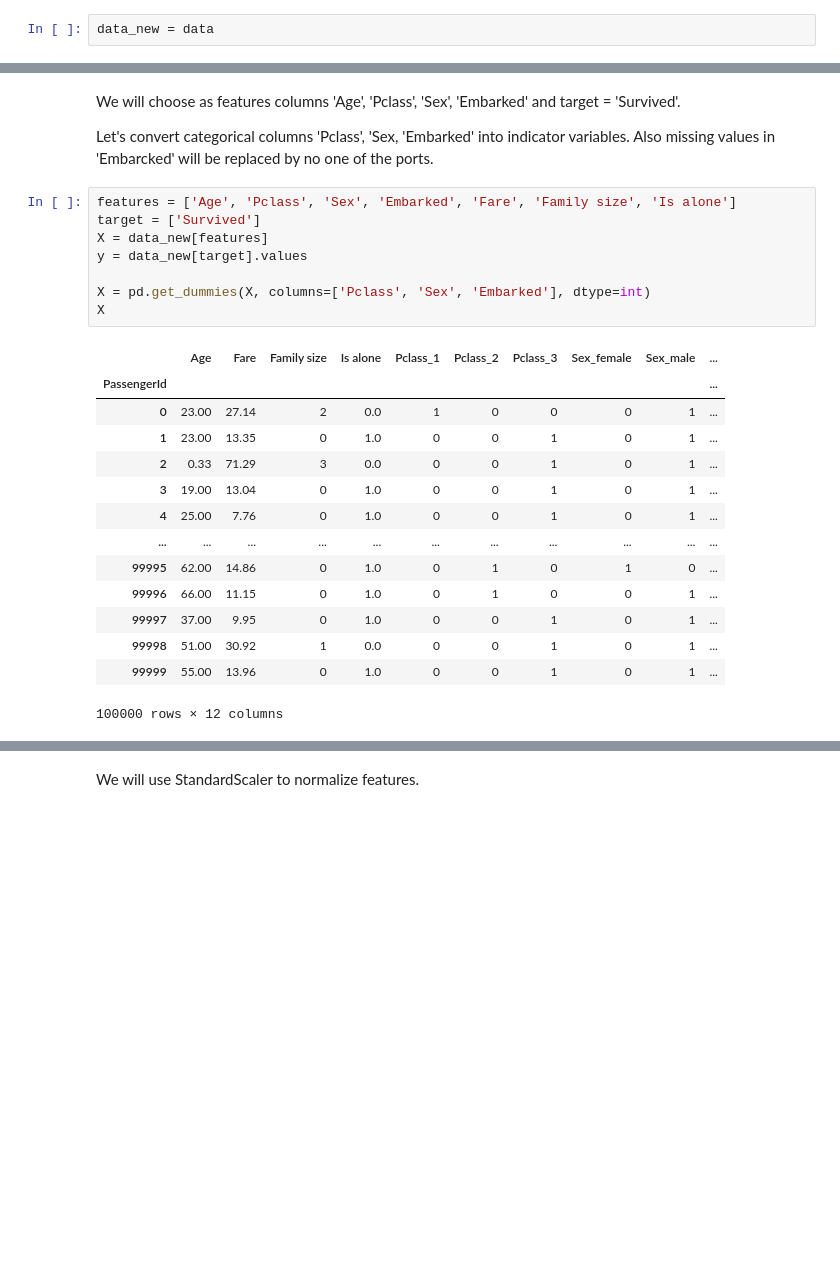
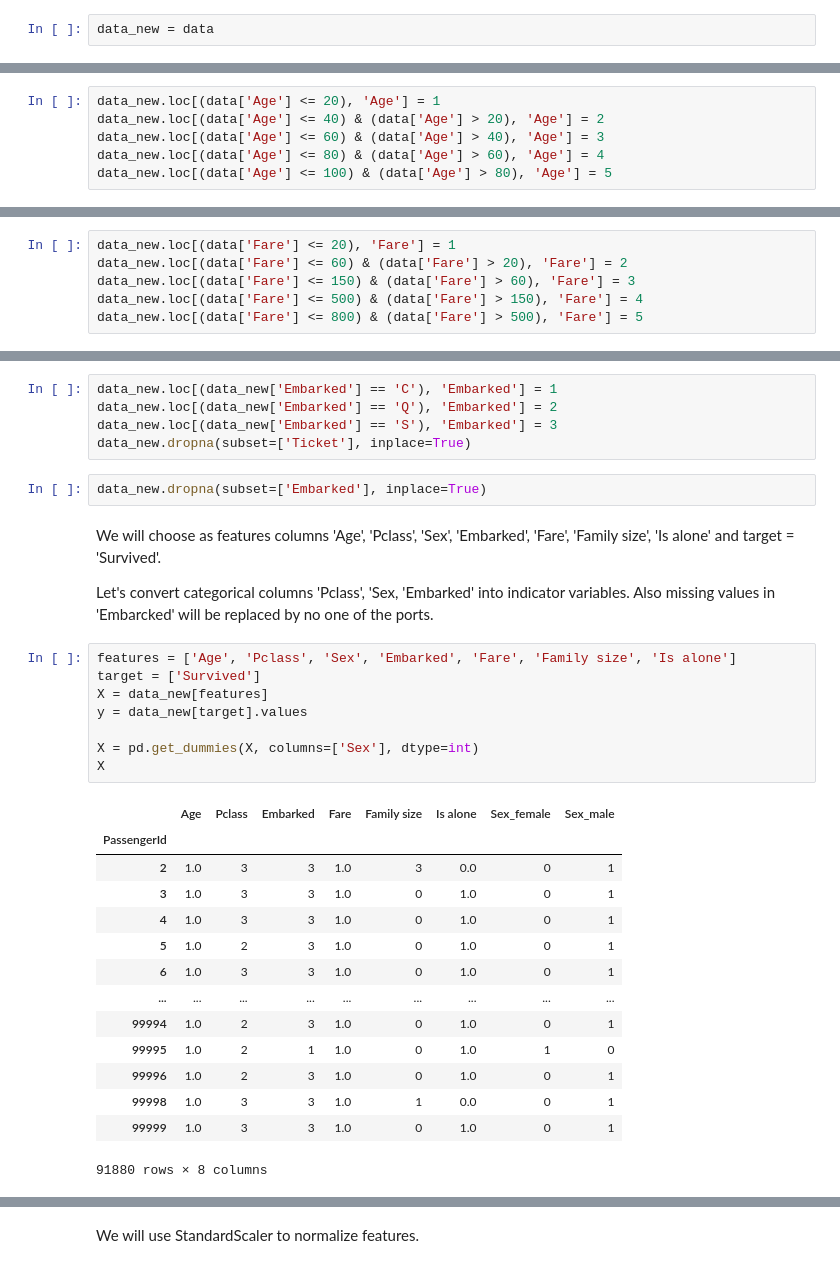
Before and after one commit to TekaLishoo/ML_homeworks_1, a Jupyter notebook: hw_classification.ipynb, the cells around one changed output, grey strips where cells are left out. Cells and saved outputs as stored; diff of their text form; blank space fills up the shorter version.

```diff
--- a/hw_classification.ipynb
+++ b/hw_classification.ipynb
@@ -893,0 +886,6 @@ data_new = data
+# %%
+data_new.loc[(data['Age'] <= 20), 'Age'] = 1
+data_new.loc[(data['Age'] <= 40) & (data['Age'] > 20), 'Age'] = 2
+data_new.loc[(data['Age'] <= 60) & (data['Age'] > 40), 'Age'] = 3
+data_new.loc[(data['Age'] <= 80) & (data['Age'] > 60), 'Age'] = 4
+data_new.loc[(data['Age'] <= 100) & (data['Age'] > 80), 'Age'] = 5
@@ -894,3 +904,9 @@ data_new = data
+# %%
+data_new.loc[(data['Fare'] <= 20), 'Fare'] = 1
+data_new.loc[(data['Fare'] <= 60) & (data['Fare'] > 20), 'Fare'] = 2
+data_new.loc[(data['Fare'] <= 150) & (data['Fare'] > 60), 'Fare'] = 3
+data_new.loc[(data['Fare'] <= 500) & (data['Fare'] > 150), 'Fare'] = 4
+data_new.loc[(data['Fare'] <= 800) & (data['Fare'] > 500), 'Fare'] = 5
 # %%
 data_new['Family size'] = data['SibSp'] + data['Parch']
 d = {0: 1}
@@ -915,27 +931,34 @@ data_new
+# %%
+data_new.loc[(data_new['Embarked'] == 'C'), 'Embarked'] = 1
+data_new.loc[(data_new['Embarked'] == 'Q'), 'Embarked'] = 2
+data_new.loc[(data_new['Embarked'] == 'S'), 'Embarked'] = 3
+data_new.dropna(subset=['Ticket'], inplace=True)
+# %%
+data_new.dropna(subset=['Embarked'], inplace=True)
 # %% [markdown]
-We will choose as features columns 'Age', 'Pclass', 'Sex', 'Embarked' and target = 'Survived'.
+We will choose as features columns 'Age', 'Pclass', 'Sex', 'Embarked', 'Fare', 'Family size', 'Is alone' and target = 'Survived'.
 
 Let's convert categorical columns 'Pclass', 'Sex, 'Embarked' into indicator variables. Also missing values in 'Embarcked' will be replaced by no one of the ports.
 # %%
 features = ['Age', 'Pclass', 'Sex', 'Embarked', 'Fare', 'Family size', 'Is alone']
 target = ['Survived']
 X = data_new[features]
 y = data_new[target].values
 
-X = pd.get_dummies(X, columns=['Pclass', 'Sex', 'Embarked'], dtype=int)
+X = pd.get_dummies(X, columns=['Sex'], dtype=int)
 X
 # %% [output]
-|  | Age | Fare | Family size | Is alone | Pclass_1 | Pclass_2 | Pclass_3 | Sex_female | Sex_male | ... |
-| PassengerId |  |  |  |  |  |  |  |  |  | ... |
-| 0 | 23.00 | 27.14 | 2 | 0.0 | 1 | 0 | 0 | 0 | 1 | ... |
-| 1 | 23.00 | 13.35 | 0 | 1.0 | 0 | 0 | 1 | 0 | 1 | ... |
-| 2 | 0.33 | 71.29 | 3 | 0.0 | 0 | 0 | 1 | 0 | 1 | ... |
-| 3 | 19.00 | 13.04 | 0 | 1.0 | 0 | 0 | 1 | 0 | 1 | ... |
-| 4 | 25.00 | 7.76 | 0 | 1.0 | 0 | 0 | 1 | 0 | 1 | ... |
-| ... | ... | ... | ... | ... | ... | ... | ... | ... | ... | ... |
-| 99995 | 62.00 | 14.86 | 0 | 1.0 | 0 | 1 | 0 | 1 | 0 | ... |
-| 99996 | 66.00 | 11.15 | 0 | 1.0 | 0 | 1 | 0 | 0 | 1 | ... |
-| 99997 | 37.00 | 9.95 | 0 | 1.0 | 0 | 0 | 1 | 0 | 1 | ... |
-| 99998 | 51.00 | 30.92 | 1 | 0.0 | 0 | 0 | 1 | 0 | 1 | ... |
-| 99999 | 55.00 | 13.96 | 0 | 1.0 | 0 | 0 | 1 | 0 | 1 | ... |
+|  | Age | Pclass | Embarked | Fare | Family size | Is alone | Sex_female | Sex_male |
+| PassengerId |  |  |  |  |  |  |  |  |
+| 2 | 1.0 | 3 | 3 | 1.0 | 3 | 0.0 | 0 | 1 |
+| 3 | 1.0 | 3 | 3 | 1.0 | 0 | 1.0 | 0 | 1 |
+| 4 | 1.0 | 3 | 3 | 1.0 | 0 | 1.0 | 0 | 1 |
+| 5 | 1.0 | 2 | 3 | 1.0 | 0 | 1.0 | 0 | 1 |
+| 6 | 1.0 | 3 | 3 | 1.0 | 0 | 1.0 | 0 | 1 |
+| ... | ... | ... | ... | ... | ... | ... | ... | ... |
+| 99994 | 1.0 | 2 | 3 | 1.0 | 0 | 1.0 | 0 | 1 |
+| 99995 | 1.0 | 2 | 1 | 1.0 | 0 | 1.0 | 1 | 0 |
+| 99996 | 1.0 | 2 | 3 | 1.0 | 0 | 1.0 | 0 | 1 |
+| 99998 | 1.0 | 3 | 3 | 1.0 | 1 | 0.0 | 0 | 1 |
+| 99999 | 1.0 | 3 | 3 | 1.0 | 0 | 1.0 | 0 | 1 |
-100000 rows × 12 columns
+91880 rows × 8 columns
```
Also changed, not shown: parts of 23 cells of this notebook.
